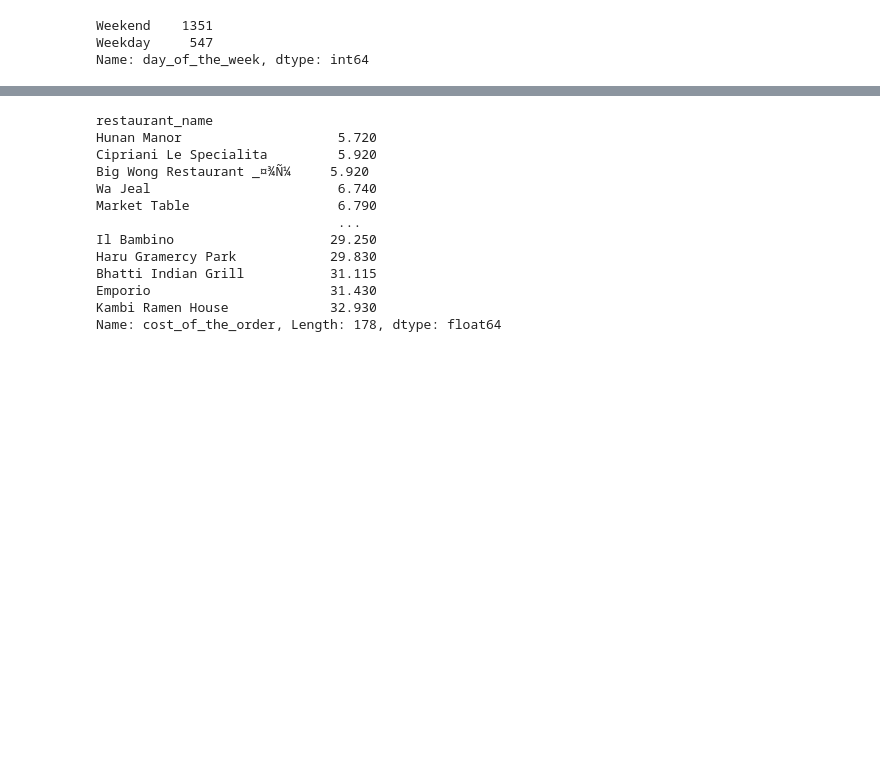
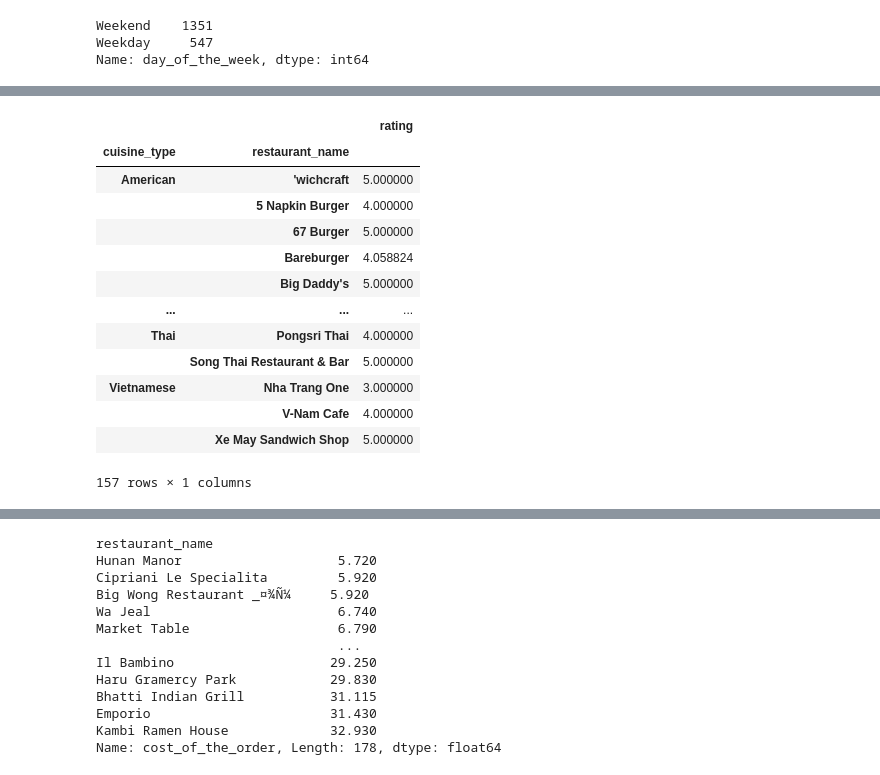
Before and after one commit to cansel-mutlu/Data-Analysis-Projects, a Jupyter notebook: NYC_Restaurants_Data.ipynb, the cells around one changed output, grey strips where cells are left out. Saved outputs shown, nothing was run; the diff lists cells and outputs as text; code cells hidden in the pictures; blank space fills up the shorter version.

```diff
--- a/NYC_Restaurants_Data.ipynb
+++ b/NYC_Restaurants_Data.ipynb
@@ -98,5 +138,6 @@ Weekday     547
 Name: day_of_the_week, dtype: int64
 # %%
 data_rating = data[data["rating"] != 'Not given']
-data_rating
+converted_data_ratings = data_rating.rating.astype(int)
+converted_data_ratings
 # %% [output]
@@ -132 +225,19 @@ Name: rating, Length: 156, dtype: float64
+# %%
+data_cuisine_type = data_rating.groupby(['cuisine_type', 'restaurant_name'])[['rating']].mean()
+data_cuisine_type
+# %% [output]
+|  |  | rating |
+| cuisine_type | restaurant_name |  |
+| American | 'wichcraft | 5.000000 |
+|  | 5 Napkin Burger | 4.000000 |
+|  | 67 Burger | 5.000000 |
+|  | Bareburger | 4.058824 |
+|  | Big Daddy's | 5.000000 |
+| ... | ... | ... |
+| Thai | Pongsri Thai | 4.000000 |
+|  | Song Thai Restaurant & Bar | 5.000000 |
+| Vietnamese | Nha Trang One | 3.000000 |
+|  | V-Nam Cafe | 4.000000 |
+|  | Xe May Sandwich Shop | 5.000000 |
+157 rows × 1 columns
 # %%
```
Also changed, not shown: parts of 14 cells of this notebook.
